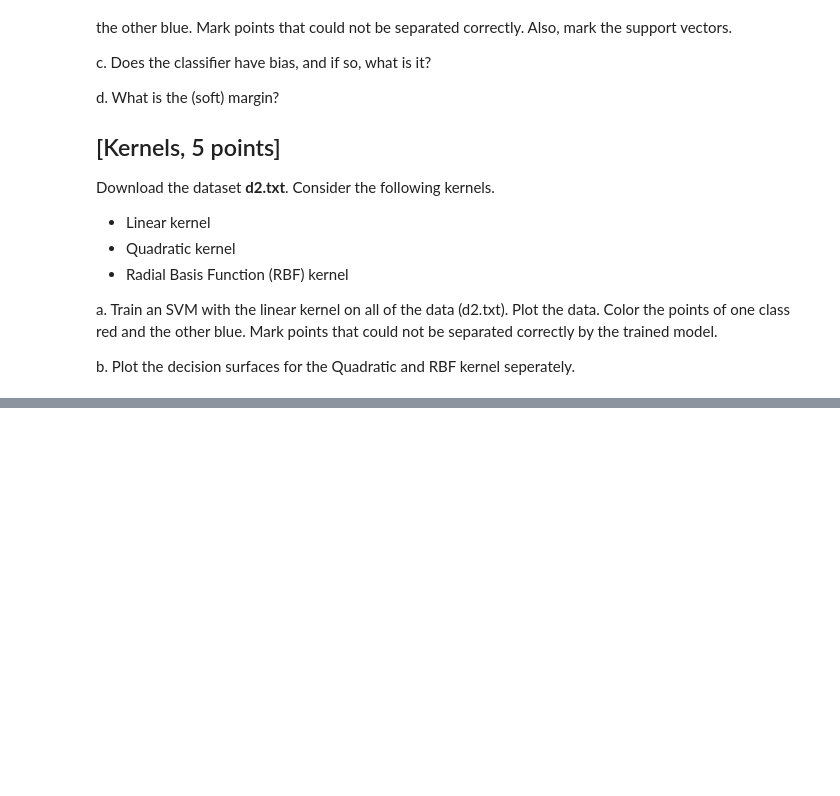
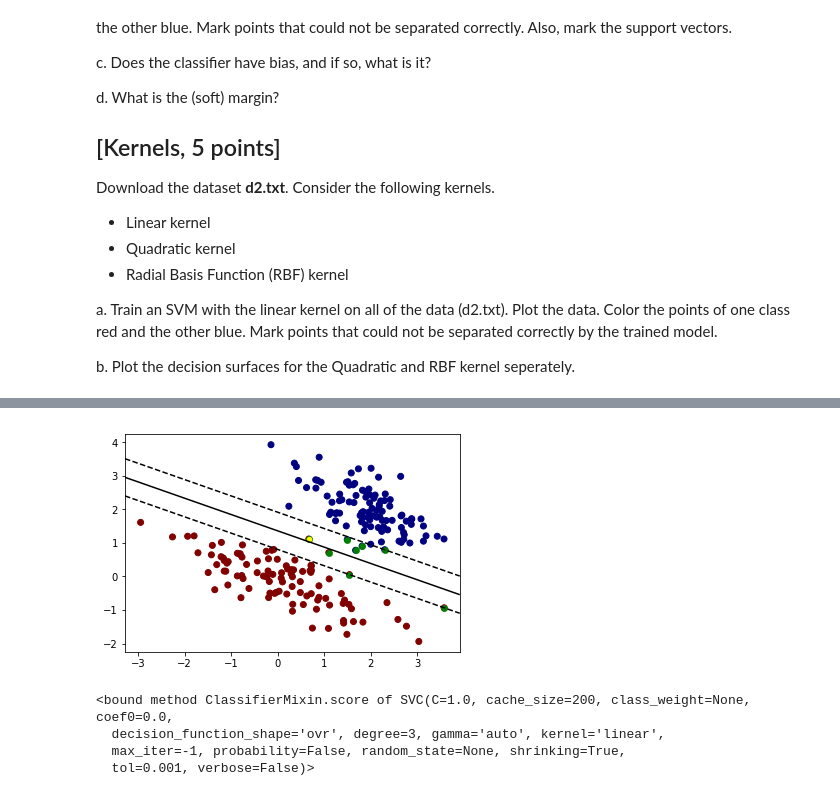
Before and after one commit to Tbbas/TDA231, a Jupyter notebook: hw4.ipynb, the cells around one changed output, grey strips where cells are left out. Drawn from its saved outputs; the diff is of its cells as text; code cells hidden in the pictures; blank space fills up the shorter version.

```diff
--- a/hw4.ipynb
+++ b/hw4.ipynb
@@ -139,0 +146,60 @@ b. Plot the decision surfaces for the Quadratic and RBF kernel seperately.
+# %%
+import numpy as np
+from sklearn.svm import SVC
+import matplotlib.pyplot as plt
+
+
+data = np.loadtxt('d1.txt')
+X = data[:,:2]
+Y = data[:,-1]
+# Fit model using the given training data
+graph = SVC(kernel='linear');
+graph.fit(X, Y);
+
+# Create scatter plot for data where label array is the given colormap.
+plt.scatter(X[:, 0], X[:, 1], c=Y, cmap=plt.cm.jet);
+
+# Create array of "Wrong predictions"
+
+temp = [];
+predictions = graph.predict(X)
+for input, prediction, label in zip(X,predictions,Y):
+    if prediction != label:
+        temp.append(input)
+
+errors = np.array(temp)
+
+
+
+
+
+ax = plt.gca() # Get the polar axis in the graph
+xlim = ax.get_xlim()
+ylim = ax.get_ylim()
+
+# Make meshgridgrid
+x1 = np.linspace(xlim[0], xlim[1], 300)
+y1 = np.linspace(ylim[0], ylim[1], 300)
+YY, XX = np.meshgrid(y1, x1)
+xy = np.vstack([XX.ravel(), YY.ravel()]).T
+Z = graph.decision_function(xy).reshape(XX.shape)
+# Plot the hyperplane and margins
+ax.contour(XX, YY, Z, colors='black', levels=[-1,0,1], linestyles=['--','-','--'] );
+
+
+
+# Plot the support vectors in pink
+ax.scatter(graph.support_vectors_[:, 0], graph.support_vectors_[:, 1], s=40,
+           linewidth=0.5, facecolors='green');
+
+plt.scatter(errors[:,0].T,errors[:,1].T,c='yellow', s=20);
+
+plt.show();
+
+print(graph.score)
+# %% [output]
+[figure, added]
+<bound method ClassifierMixin.score of SVC(C=1.0, cache_size=200, class_weight=None, coef0=0.0,
+  decision_function_shape='ovr', degree=3, gamma='auto', kernel='linear',
+  max_iter=-1, probability=False, random_state=None, shrinking=True,
+  tol=0.001, verbose=False)>
```
Also changed, not shown: parts of 1 cell of this notebook.
